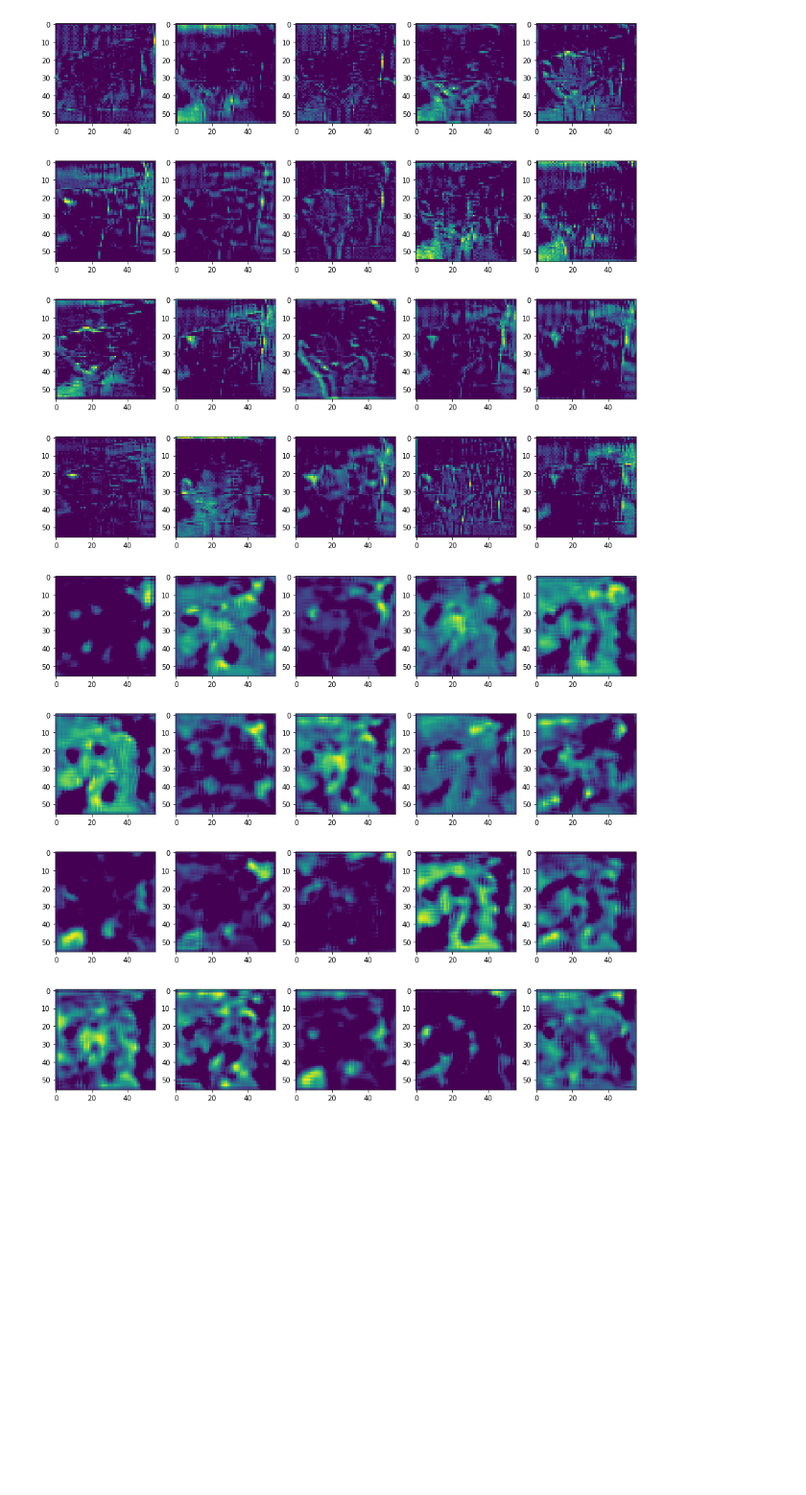
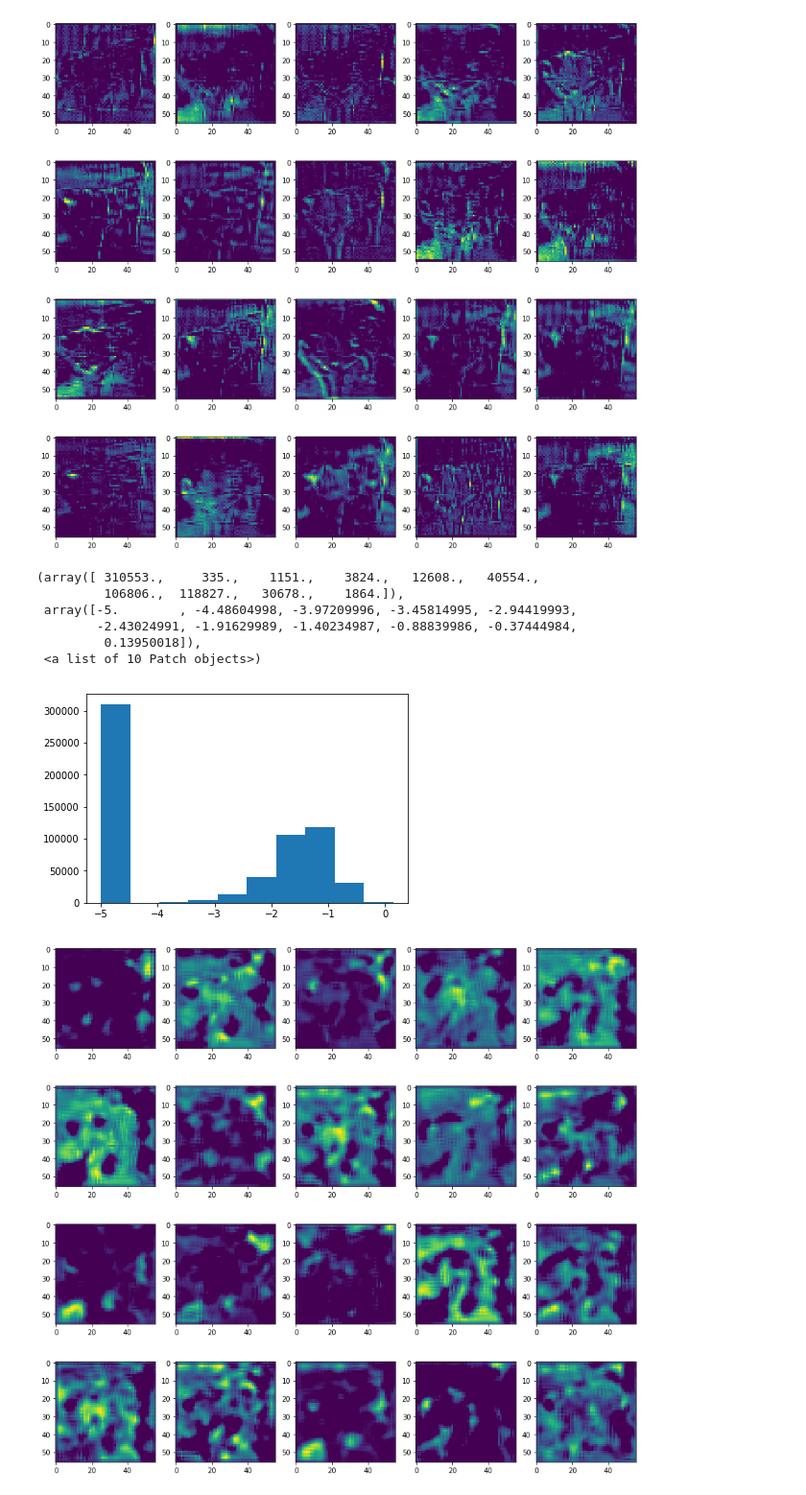
Before and after one commit to mspinaci/deep-learning-examples, a Jupyter notebook: Try without Keras.ipynb, the cells around one changed output. Shown at 96% size. Cells and saved outputs as stored; diff of their text form; code cells hidden in the pictures; blank space fills up the shorter version.

```diff
--- a/Try without Keras.ipynb
+++ b/Try without Keras.ipynb
@@ -108,6 +105,16 @@ for i in range(model.layers[1].output_shape[-1]):
     axes[i//5,i%5].imshow(x[j,:,:,i])
 # %% [output]
 [figure]
+# %%
+plt.hist(np.log10(x.flatten()+1e-5))
+# %% [output]
+(array([ 310553.,     335.,    1151.,    3824.,   12608.,   40554.,
+         106806.,  118827.,   30678.,    1864.]),
+ array([-5.        , -4.48604998, -3.97209996, -3.45814995, -2.94419993,
+        -2.43024991, -1.91629989, -1.40234987, -0.88839986, -0.37444984,
+         0.13950018]),
+ <a list of 10 Patch objects>)
+[figure, added]
 # %%
 n = int(np.ceil(model.layers[-1].output_shape[-1] / 5))
 f, axes = plt.subplots(n,5,figsize=(15,3*n+2))
```
Also changed, not shown: parts of 24 cells of this notebook, 1 other file.
